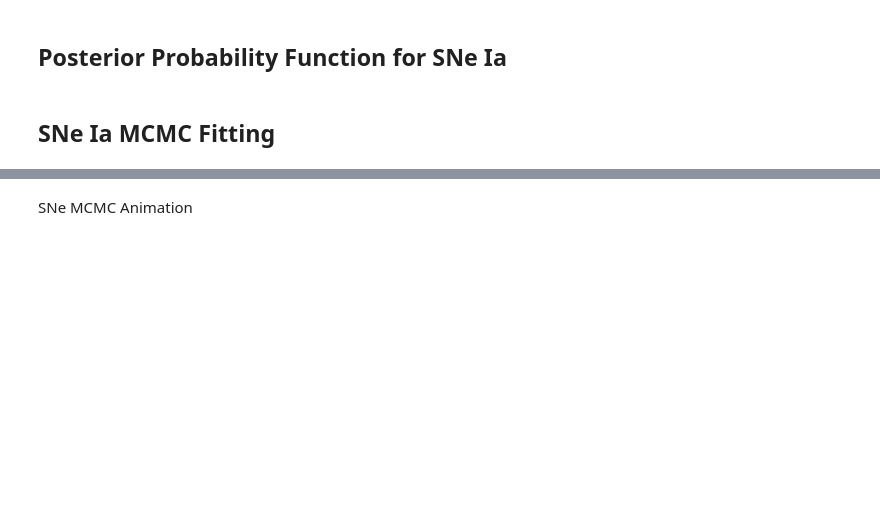
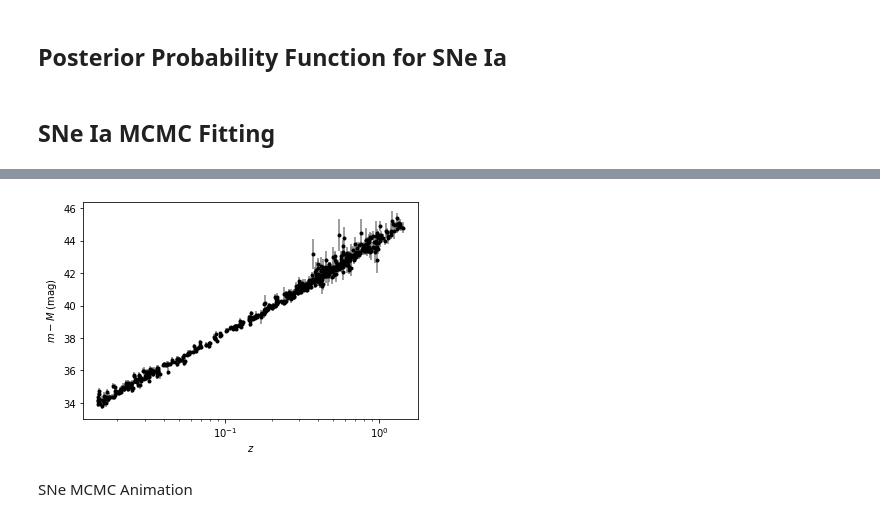
Before and after one commit to nlefrancois6/Phys-321-Project, a Jupyter notebook: Project_Main.ipynb, the cells around one changed output, grey strips where cells are left out. Saved outputs shown, nothing was run; the diff lists cells and outputs as text; code cells hidden in the pictures; blank space fills up the shorter version.

```diff
--- a/Project_Main.ipynb
+++ b/Project_Main.ipynb
@@ -436,11 +420,12 @@ sampler_SNe, flat_samples_SNe, burn_in_SNe, thin_SNe = run_mcmc(log_post_sn, arg
 # %%
 #raw data plot
 f, ax = plt.subplots(figsize=(6,4))
-ax.errorbar()
 ax.errorbar(sn_z, sn_dm, yerr=sn_dm_err, fmt='.k', ecolor='gray')
 ax.set_xscale('log')
 ax.set_ylabel(r'$m-M$ (mag)')
 ax.set_xlabel(r'$z$');
+# %% [output]
+[figure, added]
 # %% [markdown]
 SNe MCMC Animation
 # %%
```
Also changed, not shown: parts of 12 cells of this notebook.
